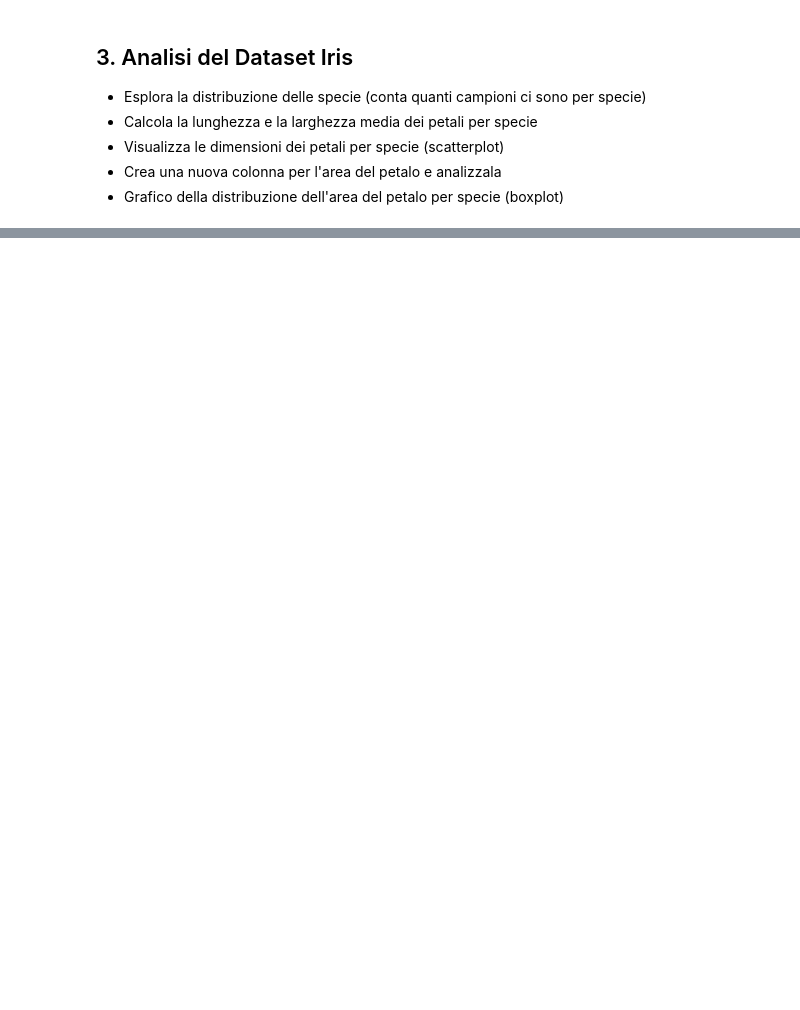
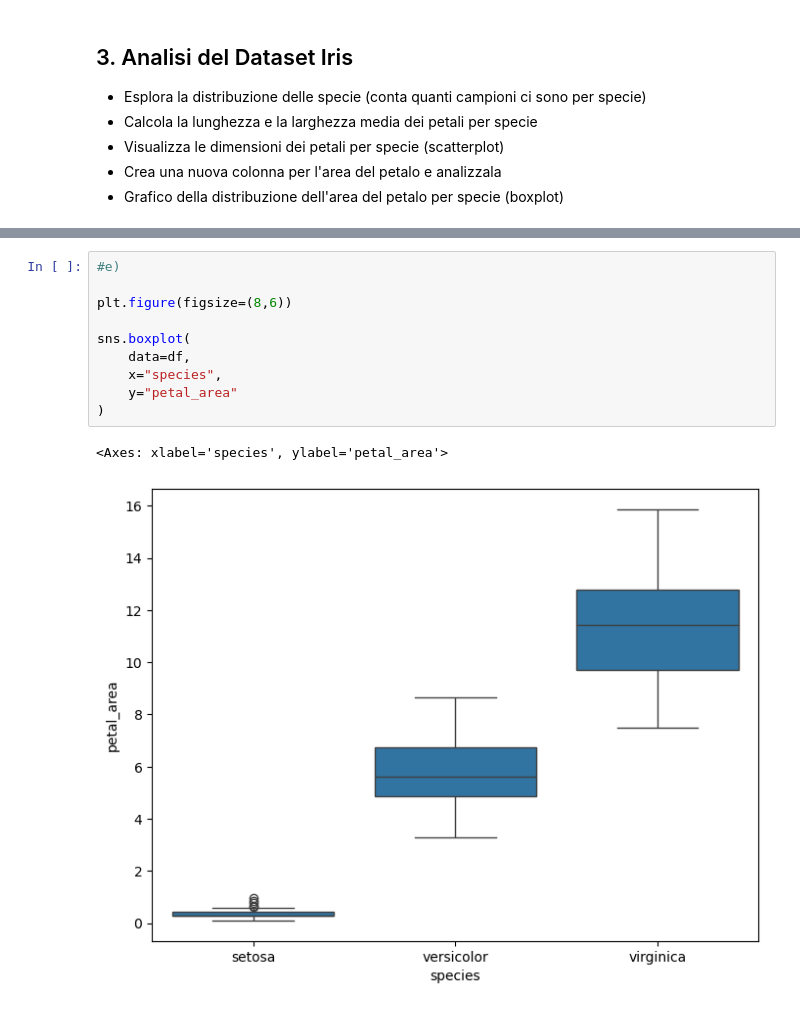
Before and after one commit to AlexDellaBianca/ProgrammingLab, a Jupyter notebook: es_lab2/5.4_Esercizi_lez_5.ipynb, the cells around one changed output, grey strips where cells are left out. Drawn from its saved outputs; the diff is of its cells as text; blank space fills up the shorter version.

```diff
--- a/es_lab2/5.4_Esercizi_lez_5.ipynb
+++ b/es_lab2/5.4_Esercizi_lez_5.ipynb
@@ -165,0 +233,13 @@ df.head()
+# %%
+#e)
+
+plt.figure(figsize=(8,6))
+
+sns.boxplot(
+    data=df,
+    x="species",
+    y="petal_area"
+)
+# %% [output]
+<Axes: xlabel='species', ylabel='petal_area'>
+[figure, added]
```
Also changed, not shown: parts of 10 cells of this notebook.
